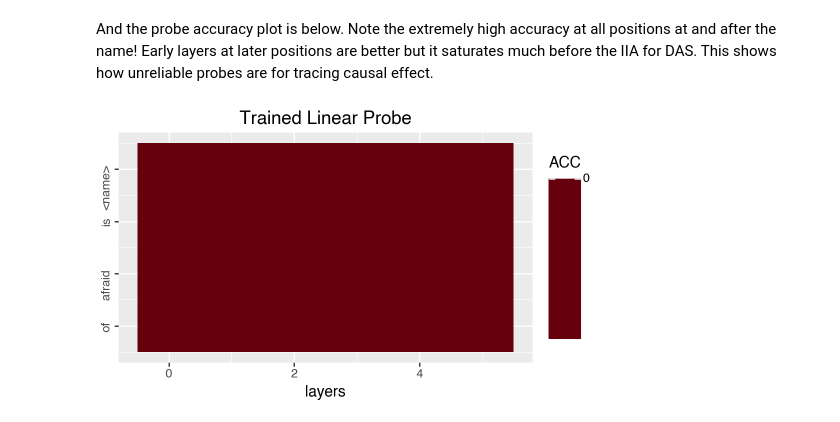
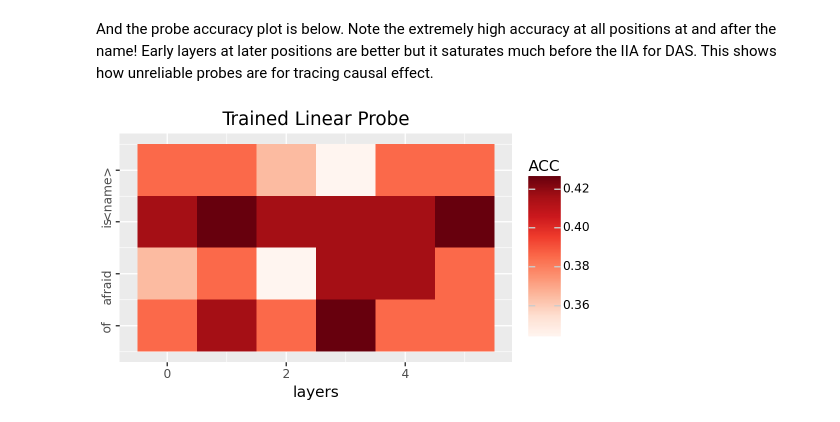
Before and after one commit to xadambednarski/NLP-2024, a Jupyter notebook: lista4/Probing_Animal.ipynb, the cells around one changed output. Cells and saved outputs as stored; diff of their text form; code cells hidden in the pictures.

```diff
--- a/lista4/Probing_Animal.ipynb
+++ b/lista4/Probing_Animal.ipynb
@@ -410,28 +831,28 @@ layer: 2, position: 3
 # %% [markdown]
 And the probe accuracy plot is below. Note the extremely high accuracy at all positions at and after the name! Early layers at later positions are better but it saturates much before the IIA for DAS. This shows how unreliable probes are for tracing causal effect.
 # %%
-df = pd.read_csv(f"./tutorial_data/pyvene_gender_probe.csv")
+df = pd.read_csv(f"/content/drive/MyDrive/Colab Notebooks/NLP-2024/lista4/tutorial_data/pyvene_gender_probe.csv")
 df["layer"] = df["layer"].astype(int)
 df["pos"] = df["position"].astype(int)
 df["ACC"] = df["acc"].astype(float)
 
 custom_labels = ["<name>", "is", "afraid", "of", "<animal>"]
 breaks = [0, 1, 2, 3, 4]
 
 plot = (
     ggplot(df, aes(x="layer", y="pos", fill="ACC"))
     + geom_tile()
     + scale_fill_cmap("Reds") + xlab("layers")
     + scale_y_reverse(
         limits = (-0.5, 3.5),
         breaks=breaks, labels=custom_labels)
     + theme(figure_size=(5, 3)) + ylab("")
     + theme(axis_text_y  = element_text(angle = 90, hjust = 1))
     + ggtitle("Trained Linear Probe")
 )
 ggsave(
-    plot, filename=f"./tutorial_data/pyvene_gender_probe.pdf", dpi=200
+    plot, filename=f"/content/drive/MyDrive/Colab Notebooks/NLP-2024/lista4/tutorial_data/pyvene_gender_probe.pdf", dpi=200
 )
 display(plot)
 # %% [output]
-[figure, old version]
+[figure, new version]
```
Also changed, not shown: parts of 9 cells of this notebook, 1 other file.
